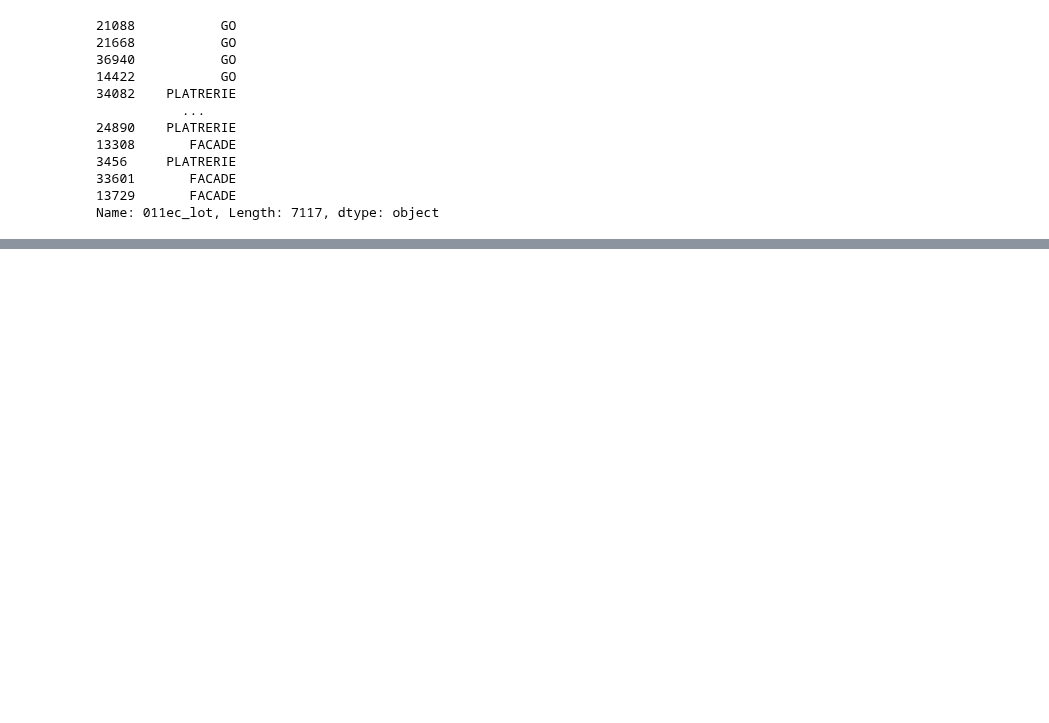
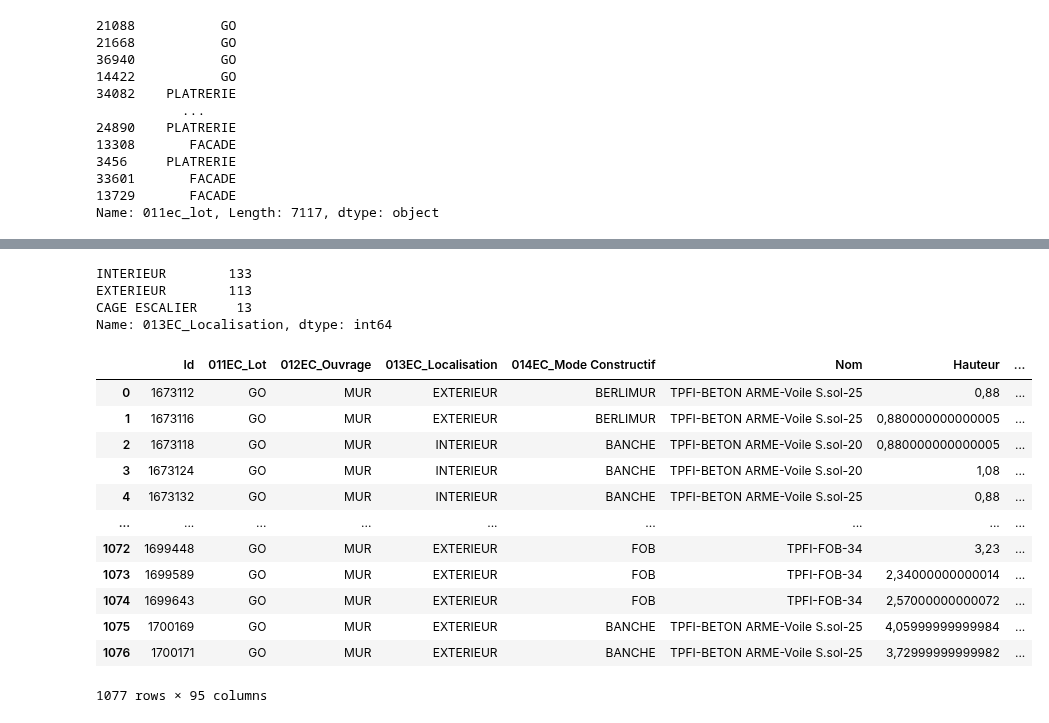
Before and after one commit to fqbq69/BIMpredict-, a Jupyter notebook: notebooks/fabian/RandomForest"murs".ipynb, the cells around one changed output, grey strips where cells are left out. Cells and saved outputs as stored; diff of their text form; code cells hidden in the pictures; blank space fills up the shorter version.

```diff
--- a/notebooks/fabian/RandomForest"murs".ipynb
+++ b/notebooks/fabian/RandomForest"murs".ipynb
@@ -491,0 +584,8 @@ BASSIN D'APPRENTISSAGE       1.00      0.50      0.67         2
+# %%
+# Charger le CSV
+csv_path = "/Users/fabiancordenod/code/fqbq69/BIMpredict-/datatest/test-3/test3/targettest3/murs-3.csv"
+if not os.path.isfile(csv_path):
+    print(f"Le fichier n'existe pas : {csv_path}")
+    df_test = None
+else:
+    df_test = pd.read_csv(csv_path, delimiter=';', header=1)
@@ -491,0 +616,23 @@ BASSIN D'APPRENTISSAGE       1.00      0.50      0.67         2
+# %%
+df_test['013EC_Localisation'].value_counts()
+# %% [output]
+INTERIEUR        133
+EXTERIEUR        113
+CAGE ESCALIER     13
+Name: 013EC_Localisation, dtype: int64
+# %%
+df_test
+# %% [output]
+|  | Id | 011EC_Lot | 012EC_Ouvrage | 013EC_Localisation | 014EC_Mode Constructif | Nom | Hauteur | ... |
+| 0 | 1673112 | GO | MUR | EXTERIEUR | BERLIMUR | TPFI-BETON ARME-Voile S.sol-25 | 0,88 | ... |
+| 1 | 1673116 | GO | MUR | EXTERIEUR | BERLIMUR | TPFI-BETON ARME-Voile S.sol-25 | 0,880000000000005 | ... |
+| 2 | 1673118 | GO | MUR | INTERIEUR | BANCHE | TPFI-BETON ARME-Voile S.sol-20 | 0,880000000000005 | ... |
+| 3 | 1673124 | GO | MUR | INTERIEUR | BANCHE | TPFI-BETON ARME-Voile S.sol-20 | 1,08 | ... |
+| 4 | 1673132 | GO | MUR | INTERIEUR | BANCHE | TPFI-BETON ARME-Voile S.sol-25 | 0,88 | ... |
+| ... | ... | ... | ... | ... | ... | ... | ... | ... |
+| 1072 | 1699448 | GO | MUR | EXTERIEUR | FOB | TPFI-FOB-34 | 3,23 | ... |
+| 1073 | 1699589 | GO | MUR | EXTERIEUR | FOB | TPFI-FOB-34 | 2,34000000000014 | ... |
+| 1074 | 1699643 | GO | MUR | EXTERIEUR | FOB | TPFI-FOB-34 | 2,57000000000072 | ... |
+| 1075 | 1700169 | GO | MUR | EXTERIEUR | BANCHE | TPFI-BETON ARME-Voile S.sol-25 | 4,05999999999984 | ... |
+| 1076 | 1700171 | GO | MUR | EXTERIEUR | BANCHE | TPFI-BETON ARME-Voile S.sol-25 | 3,72999999999982 | ... |
+1077 rows × 95 columns
```
Also changed, not shown: parts of 48 cells of this notebook.
